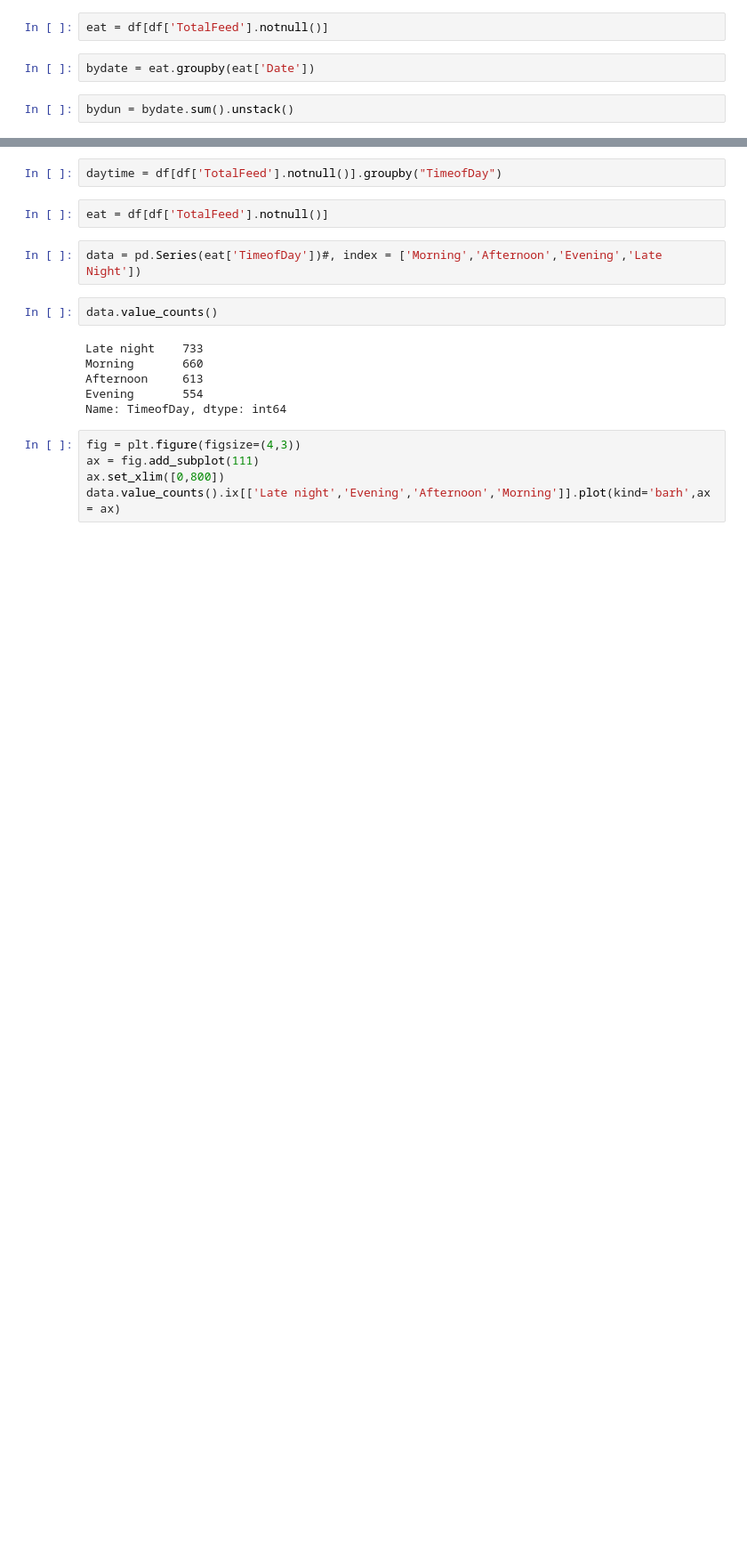
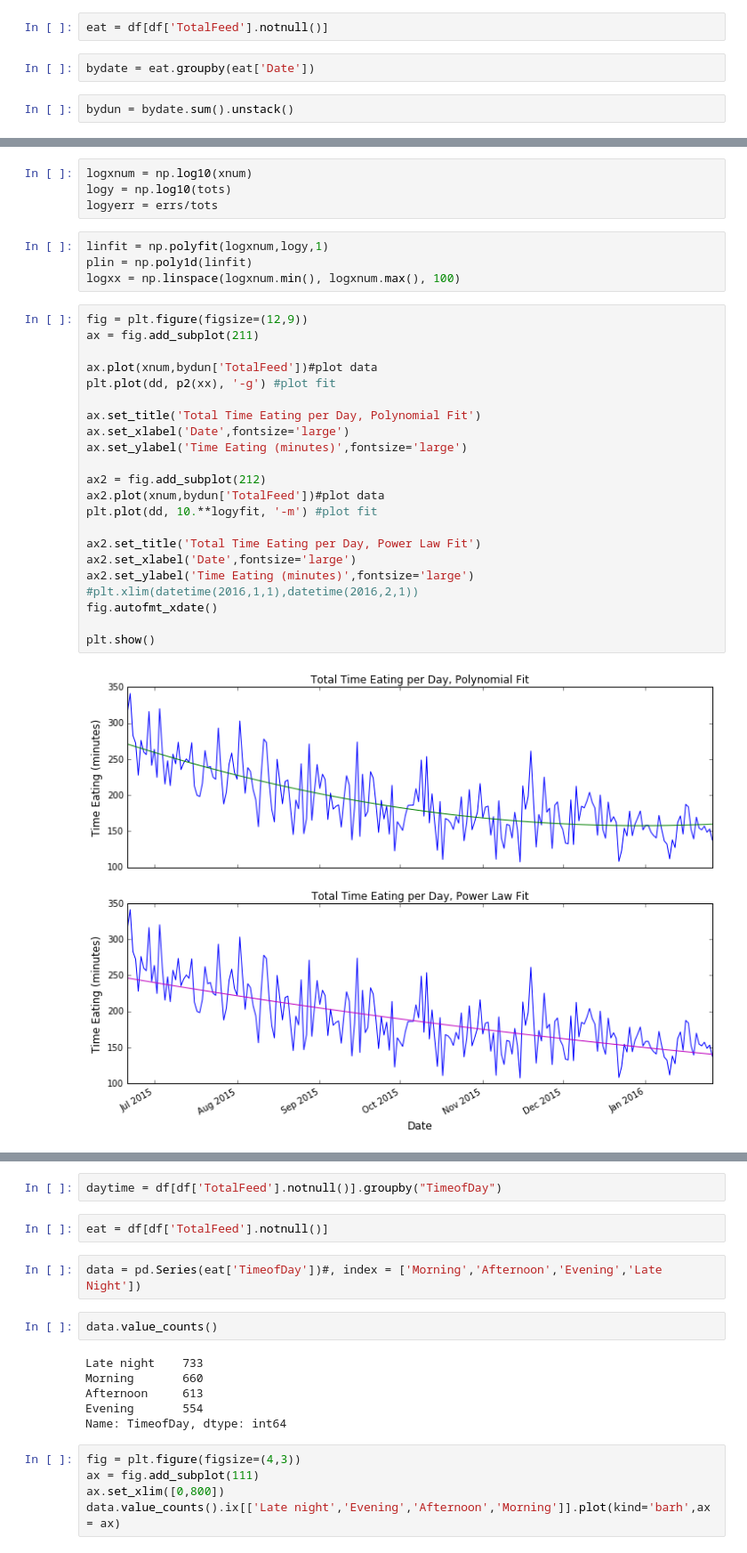
Before and after one commit to randirl17/FeedingTimes, a Jupyter notebook: nursing.ipynb, the cells around one changed output, grey strips where cells are left out. Shown at 89% size. Saved outputs shown, nothing was run; the diff lists cells and outputs as text; blank space fills up the shorter version.

Commit message:
power law fit

```diff
--- a/nursing.ipynb
+++ b/nursing.ipynb
@@ -164,0 +172,32 @@ plt.show()
+# %%
+logxnum = np.log10(xnum)
+logy = np.log10(tots)
+logyerr = errs/tots
+# %%
+linfit = np.polyfit(logxnum,logy,1)
+plin = np.poly1d(linfit)
+logxx = np.linspace(logxnum.min(), logxnum.max(), 100)
+# %%
+fig = plt.figure(figsize=(12,9))
+ax = fig.add_subplot(211)
+
+ax.plot(xnum,bydun['TotalFeed'])#plot data
+plt.plot(dd, p2(xx), '-g') #plot fit
+
+ax.set_title('Total Time Eating per Day, Polynomial Fit')
+ax.set_xlabel('Date',fontsize='large')
+ax.set_ylabel('Time Eating (minutes)',fontsize='large')
+
+ax2 = fig.add_subplot(212)
+ax2.plot(xnum,bydun['TotalFeed'])#plot data
+plt.plot(dd, 10.**logyfit, '-m') #plot fit
+
+ax2.set_title('Total Time Eating per Day, Power Law Fit')
+ax2.set_xlabel('Date',fontsize='large')
+ax2.set_ylabel('Time Eating (minutes)',fontsize='large')
+#plt.xlim(datetime(2016,1,1),datetime(2016,2,1))
+fig.autofmt_xdate()
+
+plt.show()
+# %% [output]
+[figure, added]
```
Also changed, not shown: parts of 13 cells of this notebook, 2 other files.
